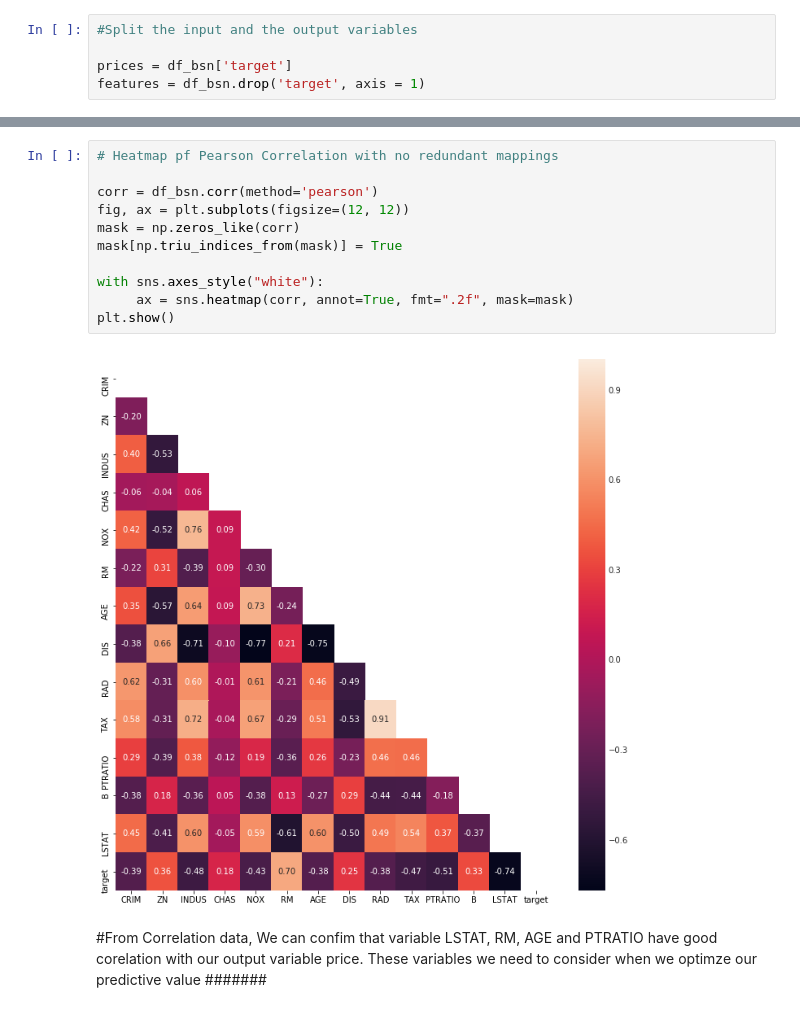
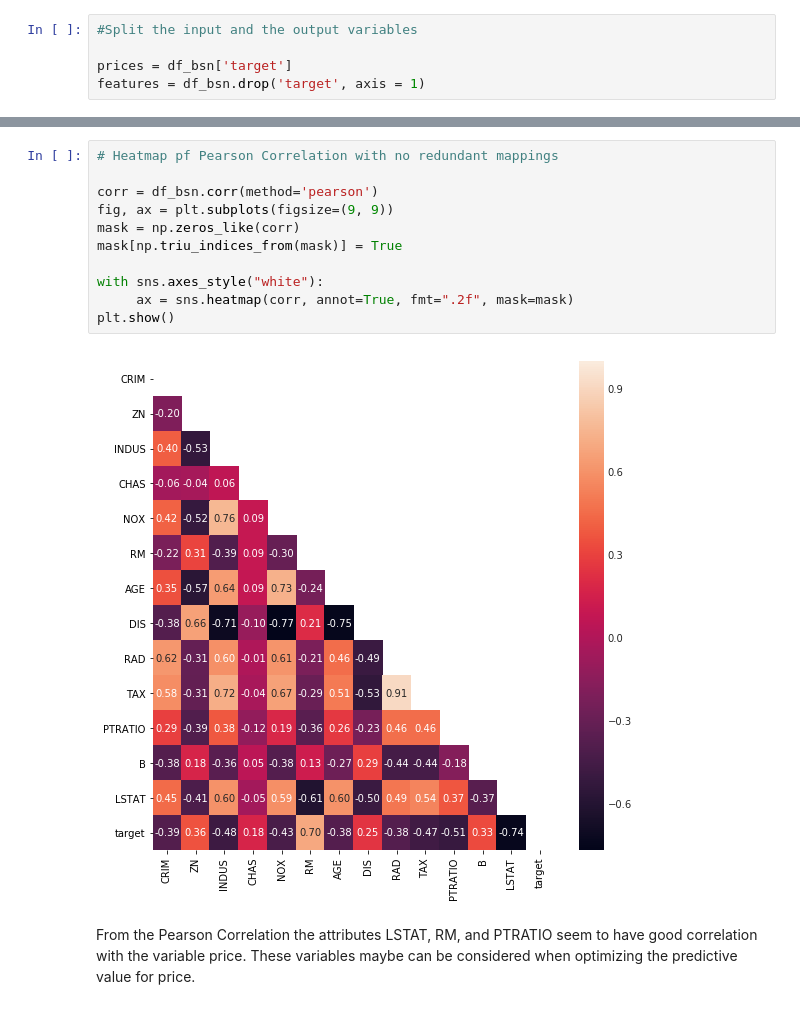
Before and after one commit to npradaschnor/machine-learning-project, a Jupyter notebook: Boston_House_Dataset.ipynb, the cells around one changed output, grey strips where cells are left out. Cells and saved outputs as stored; diff of their text form.

```diff
--- a/Boston_House_Dataset.ipynb
+++ b/Boston_House_Dataset.ipynb
@@ -126,18 +153,18 @@ df_bsn.corr(method='pearson')
 # %%
 # Heatmap pf Pearson Correlation with no redundant mappings
 
 corr = df_bsn.corr(method='pearson')
-fig, ax = plt.subplots(figsize=(12, 12))
+fig, ax = plt.subplots(figsize=(9, 9))
 mask = np.zeros_like(corr)
 mask[np.triu_indices_from(mask)] = True
 
 with sns.axes_style("white"):
      ax = sns.heatmap(corr, annot=True, fmt=".2f", mask=mask)
 plt.show()
 # %% [output]
-[figure, old version]
+[figure, new version]
 # %% [markdown]
-#From Correlation data, We can confim that variable LSTAT, RM, AGE and PTRATIO have good corelation with our output variable price. These variables we need to consider when we optimze our predictive value #######
+From the Pearson Correlation the attributes LSTAT, RM, and PTRATIO seem to have good correlation with the variable price. These variables maybe can be considered when optimizing the predictive value for price.
 # %%
 plt.figure(figsize=(15, 5))
 
```
Also changed, not shown: parts of 30 cells of this notebook.
